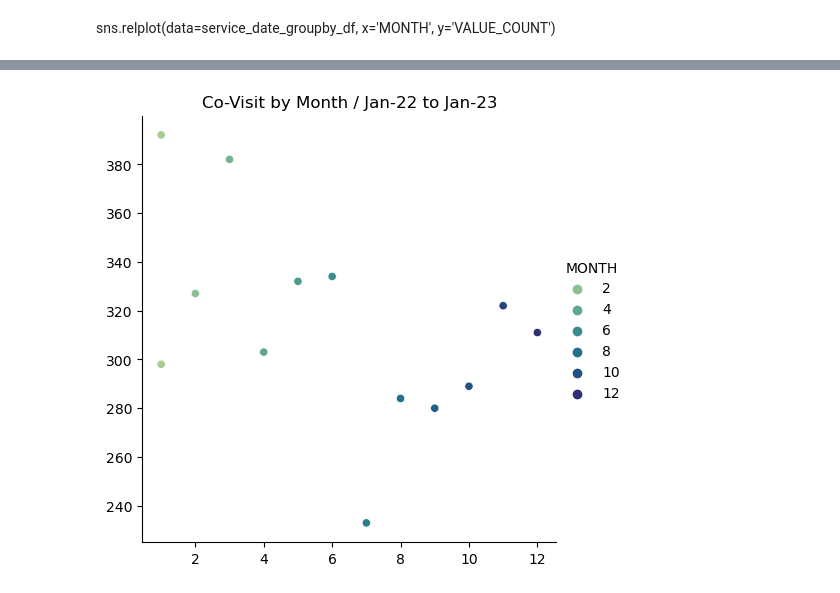
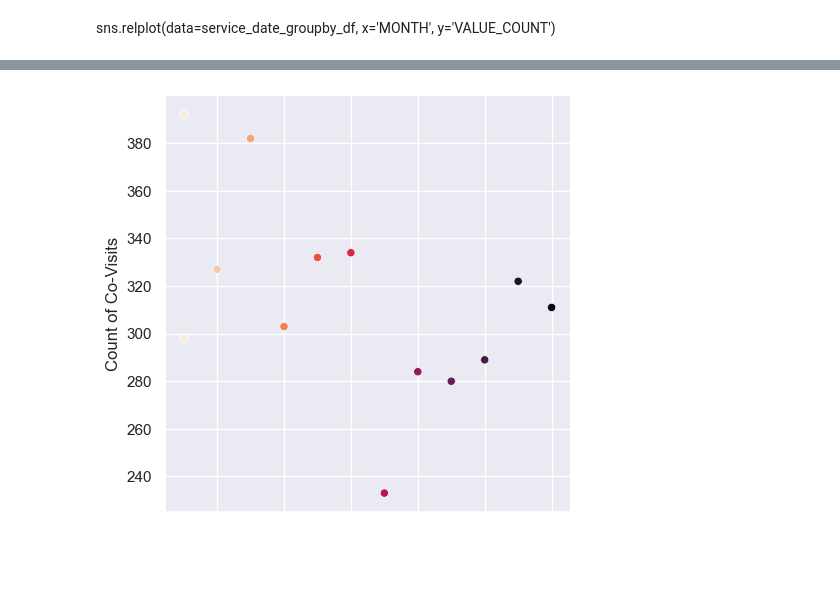
Before and after one commit to NSS-Data-Analytics-Cohort-8/teis_da8_1-sockswithsandals, a Jupyter notebook: notebooks/larry_teis.ipynb, the cells around one changed output, grey strips where cells are left out. Drawn from its saved outputs; the diff is of its cells as text; code cells hidden in the pictures; blank space fills up the shorter version.

```diff
--- a/notebooks/larry_teis.ipynb
+++ b/notebooks/larry_teis.ipynb
@@ -729,8 +735,10 @@ viol_plot.set_xticklabels( ('A', 'B','C') )
 # %%
 ##build line chart
-service_date_lineplot = service_date_groupby_df.plot.line(legend=False)
-plt.title("Co-Visit by Month")
-service_date_lineplot.set_ylabel(ylabel=None)
+sns.set_theme()
+service_date_lineplot = service_date_groupby_df.plot.line(color='#EF412A', legend=False)
+##sns.set_theme()
+##plt.title("Co-Visit by Month")
+service_date_lineplot.set_ylabel(ylabel='Count of Co-Visits')
 service_date_lineplot.set(xlabel=None)
 
 ##adjust xlabels
@@ -759,0 +768,8 @@ covisit_line_plot.savefig('../data/covisit_line_plot.png')
+# %%
+sns_service_date_lineplot = sns.lineplot(x = "MONTH", y = "VALUE_COUNT", data=service_date_groupby_df, color='#EF412A')
+sns.set_style('whitegrid')
+sns_service_date_lineplot.set_xticklabels(['','Feb','Apr','Jun','Aug','Oct','Dec'])
+sns_service_date_lineplot.set_ylabel(ylabel='Count of Co-Visits')
+sns_service_date_lineplot.set(xlabel=None)
+##plt.title("Co-Visit by Month")
+plt.show()
@@ -761,9 +779,12 @@ covisit_line_plot.savefig('../data/covisit_line_plot.png')
 sns.relplot(data=service_date_groupby_df, x='MONTH', y='VALUE_COUNT')
 # %%
 ##build bar chart
-service_date_barplot = service_date_groupby_df.plot.bar(legend=False)
-plt.title("Co-Visit by Month")
-service_date_barplot.set_ylabel(ylabel=None)
+##https://matplotlib.org/stable/tutorials/colors/colors.html
+##add # before color reference numbers for group project colors on matplotlib charts...
+service_date_barplot = service_date_groupby_df.plot.bar(color='#EF412A', legend=False)
+##plt.title("Co-Visit by Month")
+sns.set_theme()
+service_date_barplot.set_ylabel(ylabel='Count of Co-Visits')
 service_date_barplot.set(xlabel=None)
 
 #adjust xlabels
@@ -794,18 +815,21 @@ covisit_bar_plot.savefig('../data/covisit_bar_plot.png')
 # %%
-service_date_scatter = sns.relplot(data=service_date_groupby_df, x='MONTH', y='VALUE_COUNT', palette="crest", hue='MONTH', legend=True)
-plt.title("Co-Visit by Month / Jan-22 to Jan-23")
-service_date_scatter.set(ylabel=None)
+sns.set_theme()
+##sns.color_palette("dark:salmon_r", as_cmap=True)
+service_date_scatter = sns.relplot(data=service_date_groupby_df, x='MONTH', y='VALUE_COUNT', hue='MONTH', palette='rocket_r', legend=False)
+##plt.title("Co-Visit by Month / Jan-22 to Jan-23")
+service_date_scatter.set(ylabel='Count of Co-Visits')
 service_date_scatter.set(xlabel=None)
+service_date_scatter.set(xticklabels=[])
 
 #adjust chart size
-plt.rcParams['figure.figsize'] = [12, 6]
+##plt.rcParams['figure.figsize'] = [12, 6]
 
 ##export image
 covisit_scatter_plot = service_date_scatter
-covisit_scatter_plot.savefig('../data/covisit_scatter_plot.png')
+covisit_scatter_plot.savefig('../data/covisit_scatter_plot-3.png')
 
-
+## adjust shade of individual plots based on vlaue: , hue='MONTH'
 ##https://seaborn.pydata.org/generated/seaborn.relplot.html
 ##https://seaborn.pydata.org/tutorial/color_palettes.html
 # %% [output]
-[figure, old version]
+[figure, new version]
```
Also changed, not shown: parts of 10 cells of this notebook.
